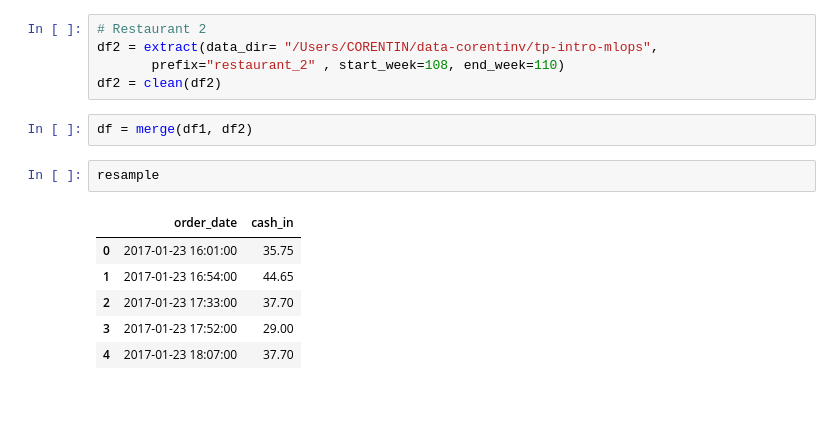
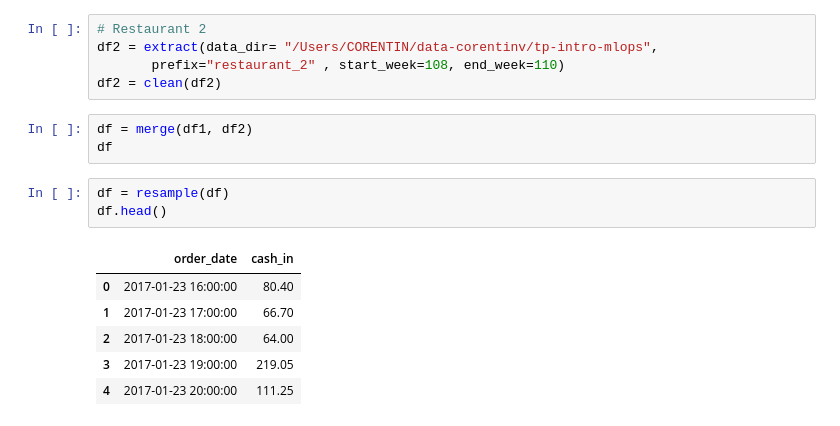
Before and after one commit to data-corentinv/tp-intro-mlops, a Jupyter notebook: notebook/Notebook TP1.ipynb, the cells around one changed output. Cells and saved outputs as stored; diff of their text form.

```diff
--- a/notebook/Notebook TP1.ipynb
+++ b/notebook/Notebook TP1.ipynb
@@ -62,12 +67,14 @@ df2 = extract(data_dir= "/Users/CORENTIN/data-corentinv/tp-intro-mlops",
 df2 = clean(df2)
 # %%
 df = merge(df1, df2)
+df
-# %%
-resample
-# %% [output]
-|  | order_date | cash_in |
-| 0 | 2017-01-23 16:01:00 | 35.75 |
-| 1 | 2017-01-23 16:54:00 | 44.65 |
-| 2 | 2017-01-23 17:33:00 | 37.70 |
-| 3 | 2017-01-23 17:52:00 | 29.00 |
-| 4 | 2017-01-23 18:07:00 | 37.70 |
+# %%
+df = resample(df)
+df.head()
+# %% [output]
+|  | order_date | cash_in |
+| 0 | 2017-01-23 16:00:00 | 80.40 |
+| 1 | 2017-01-23 17:00:00 | 66.70 |
+| 2 | 2017-01-23 18:00:00 | 64.00 |
+| 3 | 2017-01-23 19:00:00 | 219.05 |
+| 4 | 2017-01-23 20:00:00 | 111.25 |
```
Also changed, not shown: parts of 3 cells of this notebook.
